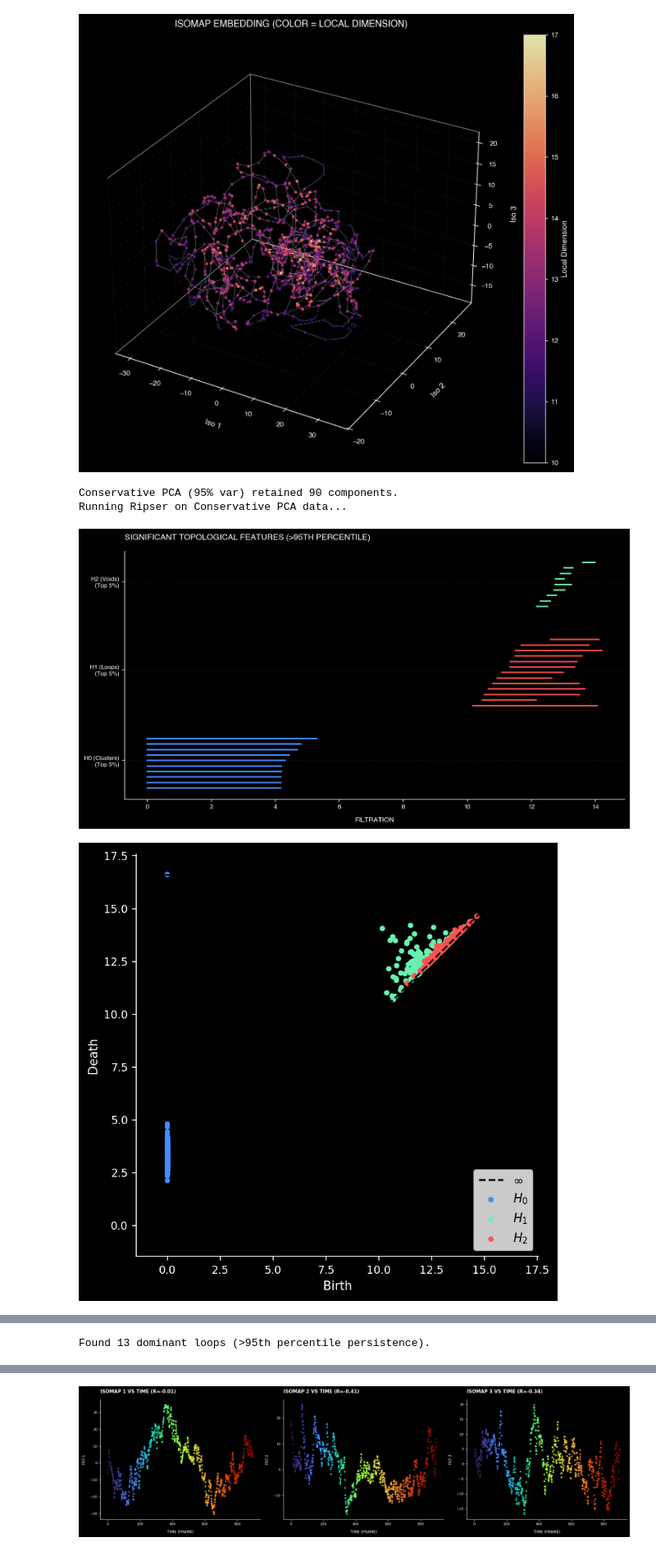
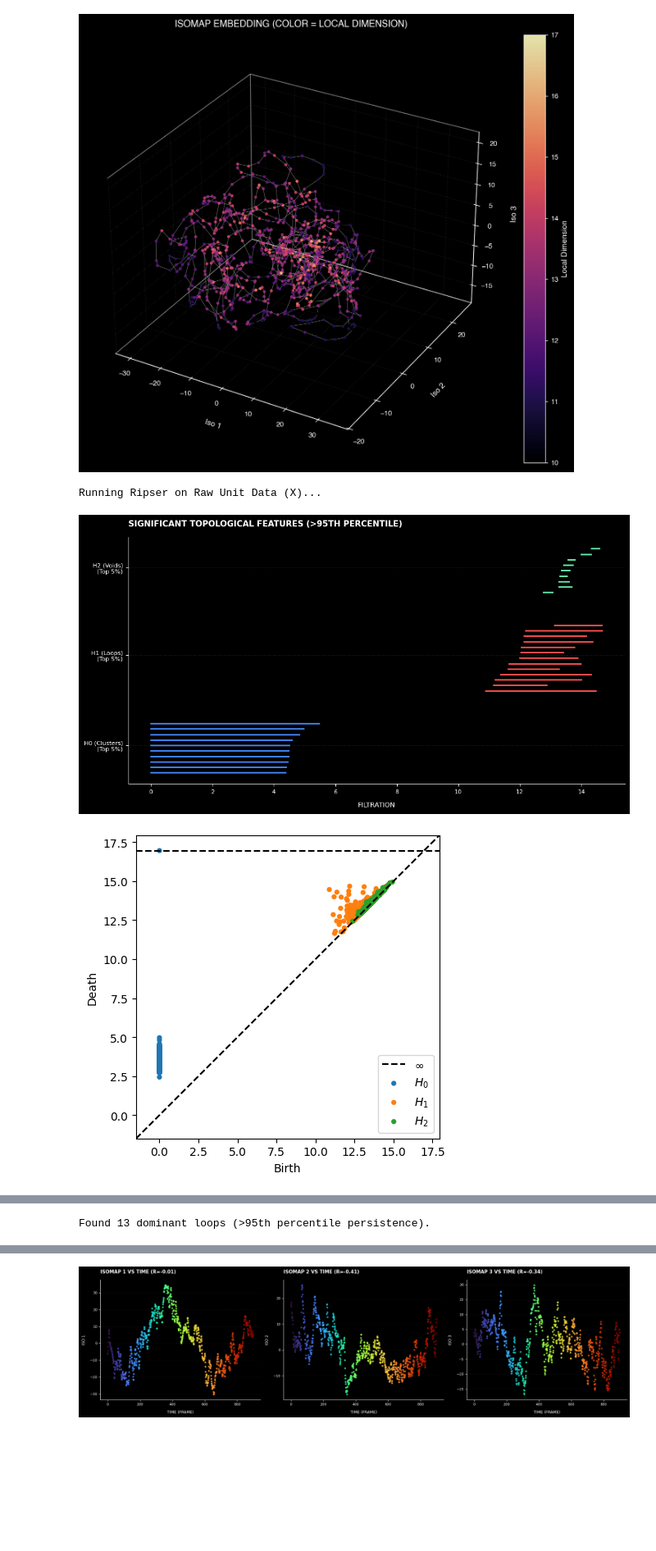
Before and after one commit to Mintherbi/-TD-TDA_Interaction, a Jupyter notebook: py_TDA/5_Advanced_Manifold_Analysis.ipynb, the cells around one changed output, grey strips where cells are left out. Shown at 82% size. Drawn from its saved outputs; the diff is of its cells as text; code cells hidden in the pictures; blank space fills up the shorter version.

```diff
--- a/py_TDA/5_Advanced_Manifold_Analysis.ipynb
+++ b/py_TDA/5_Advanced_Manifold_Analysis.ipynb
@@ -34,10 +40,19 @@ session_id = 715093703 # Using the session from previous examples
 print(f"Loading Session {session_id}...")
 session = cache.get_session_data(session_id)
 
-# Filter for CA1 Units
+# Filter for CA1 Units with Quality Metrics
 region_acronym = "CA1"
-units = session.units[session.units["ecephys_structure_acronym"] == region_acronym]
-print(f"Selected {len(units)} units from {region_acronym}")
+isi_threshold = 0.5
+amplitude_cutoff_threshold = 0.1
+presence_ratio_threshold = 0.9
+
+units = session.units[
+    (session.units["ecephys_structure_acronym"] == region_acronym) &
+    (session.units["isi_violations"] < isi_threshold) &
+    (session.units["amplitude_cutoff"] < amplitude_cutoff_threshold) &
+    (session.units["presence_ratio"] > presence_ratio_threshold)
+]
+print(f"Selected {len(units)} units from {region_acronym} (Quality Filtered)")
 
 # Construct Neural Response Matrix
 movie_table = session.get_stimulus_table("natural_movie_one")
@@ -176,15 +173,13 @@ plt.show()
 Running Isomap (Geodesic Embedding)...
 [figure]
 # %%
-# --- 4. Persistent Homology (High-Dim / Conservative PCA) ---
-# Instead of UMAP, we use a conservative PCA (95% variance) to reduce noise but keep geometry.
+# --- 4. Persistent Homology (Raw Unit Data) ---
+# We perform Persistent Homology directly on the high-dimensional unit response vectors (X).
+# This avoids any dimensionality reduction assumptions (like PCA, ISOMAP, UMAP).
 
-pca_conservative = PCA(n_components=0.95)
-X_conservative = pca_conservative.fit_transform(X)
-print(f"Conservative PCA (95% var) retained {X_conservative.shape[1]} components.")
-
-print("Running Ripser on Conservative PCA data...")
-result = ripser(X_conservative, maxdim=2)
+print("Running Ripser on Raw Unit Data (X)...")
+# maxdim=2 to include voids (H2). Note: This might be computationally intensive.
+result = ripser(X, maxdim=2)
 diagrams = result['dgms']
 
 # Filter for Significant Features (Long Bars)
@@ -238,34 +233,33 @@ def plot_filtered_barcode(diagrams, percentile=90):
     plt.show()
 
 plot_filtered_barcode(diagrams, percentile=95)
 plot_diagrams(diagrams, show=True)
 
 # --- A. Loop Structure Quantification ---
 # Histogram of H1 Lifetimes
 h1_dgm = diagrams[1]
 if len(h1_dgm) > 0:
     lifetimes = h1_dgm[:, 1] - h1_dgm[:, 0]
     finite_lifetimes = lifetimes[np.isfinite(lifetimes)]
 
     fig, ax = plt.subplots(figsize=(8, 5))
     # Sort lifetimes descending
     sorted_lifetimes = np.sort(finite_lifetimes)[::-1]
 
     viz_style.plot_bar(ax,
                        x=np.arange(len(sorted_lifetimes)),
                        y=sorted_lifetimes,
                        color=viz_style.RED,
                        title="H1 (LOOP) LIFETIME DISTRIBUTION",
                        xlabel="Rank (Sorted by Persistence)",
                        ylabel="Persistence (Lifetime)")
     plt.show()
 
     # Identify Dominant Loops
     threshold = np.percentile(finite_lifetimes, 95)
     n_dominant = np.sum(finite_lifetimes > threshold)
     print(f"Found {n_dominant} dominant loops (>95th percentile persistence).")
 # %% [output]
-Conservative PCA (95% var) retained 90 components.
-Running Ripser on Conservative PCA data...
+Running Ripser on Raw Unit Data (X)...
-[figure, old version]
+[figure, new version]
-[figure, old version]
+[figure, new version]
```
Also changed, not shown: parts of 4 cells of this notebook, 7 other files.
